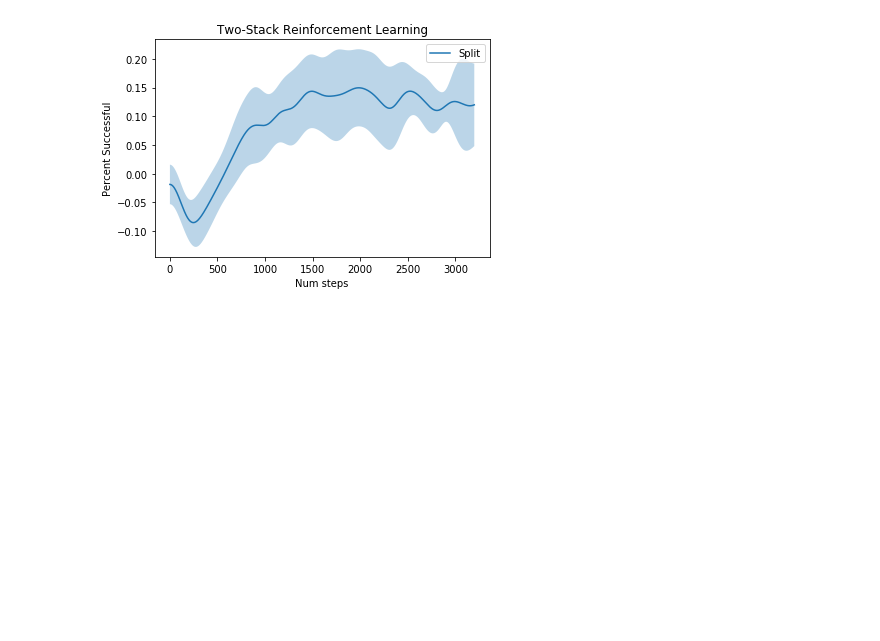
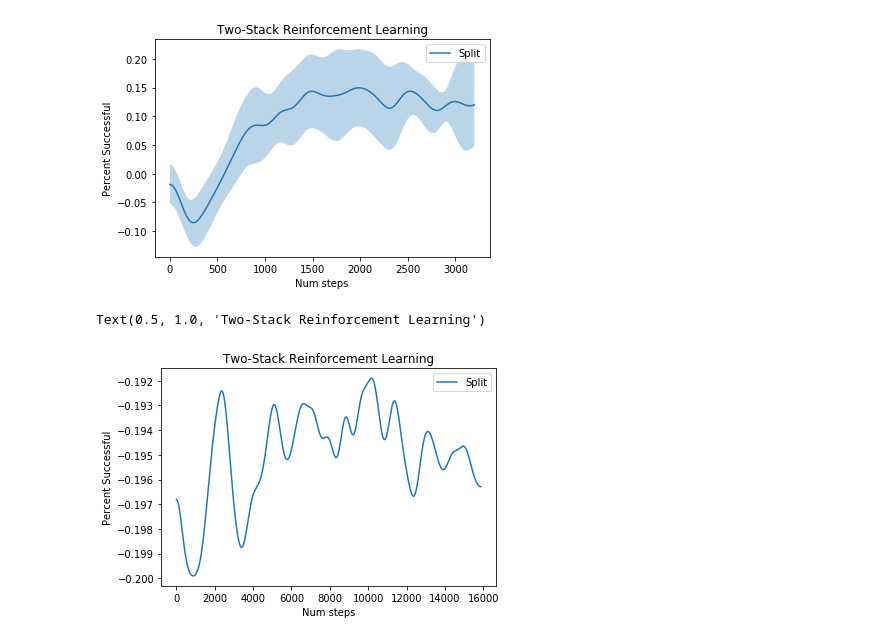
Before and after one commit to neuroailab/CuriousSamplePlanner, a Jupyter notebook: policy_learning/Policy Learning Results.ipynb, the cells around one changed output. Cells and saved outputs as stored; diff of their text form; code cells hidden in the pictures; blank space fills up the shorter version.

```diff
--- a/policy_learning/Policy Learning Results.ipynb
+++ b/policy_learning/Policy Learning Results.ipynb
@@ -11,7 +11,7 @@ def get_rewards(exp_name = "", sigma=100):
     exp_dict = pickle.load(filehandler)
     return gaussian_filter(np.array( exp_dict['rewards']), sigma)
 
-def plot_group_rewards(exp_names = [], sigma=100):
+def plot_group_rewards(exp_names = [], sigma=300):
     group_rewards = []
     for exp_name in exp_names:
         group_rewards.append(get_rewards(exp_name, sigma=sigma))
@@ -106,3 +106,13 @@ plt.title("Two-Stack Reinforcement Learning")
 # %% [output]
 Text(0.5, 1.0, 'Two-Stack Reinforcement Learning')
 [figure]
+# %%
+rewards = plot_group_rewards(["test"])
+
+plt.xlabel("Num steps")
+plt.ylabel("Percent Successful")
+plt.legend(["Split"])
+plt.title("Two-Stack Reinforcement Learning")
+# %% [output]
+Text(0.5, 1.0, 'Two-Stack Reinforcement Learning')
+[figure, added]
```
Also changed, not shown: 10 other files.
